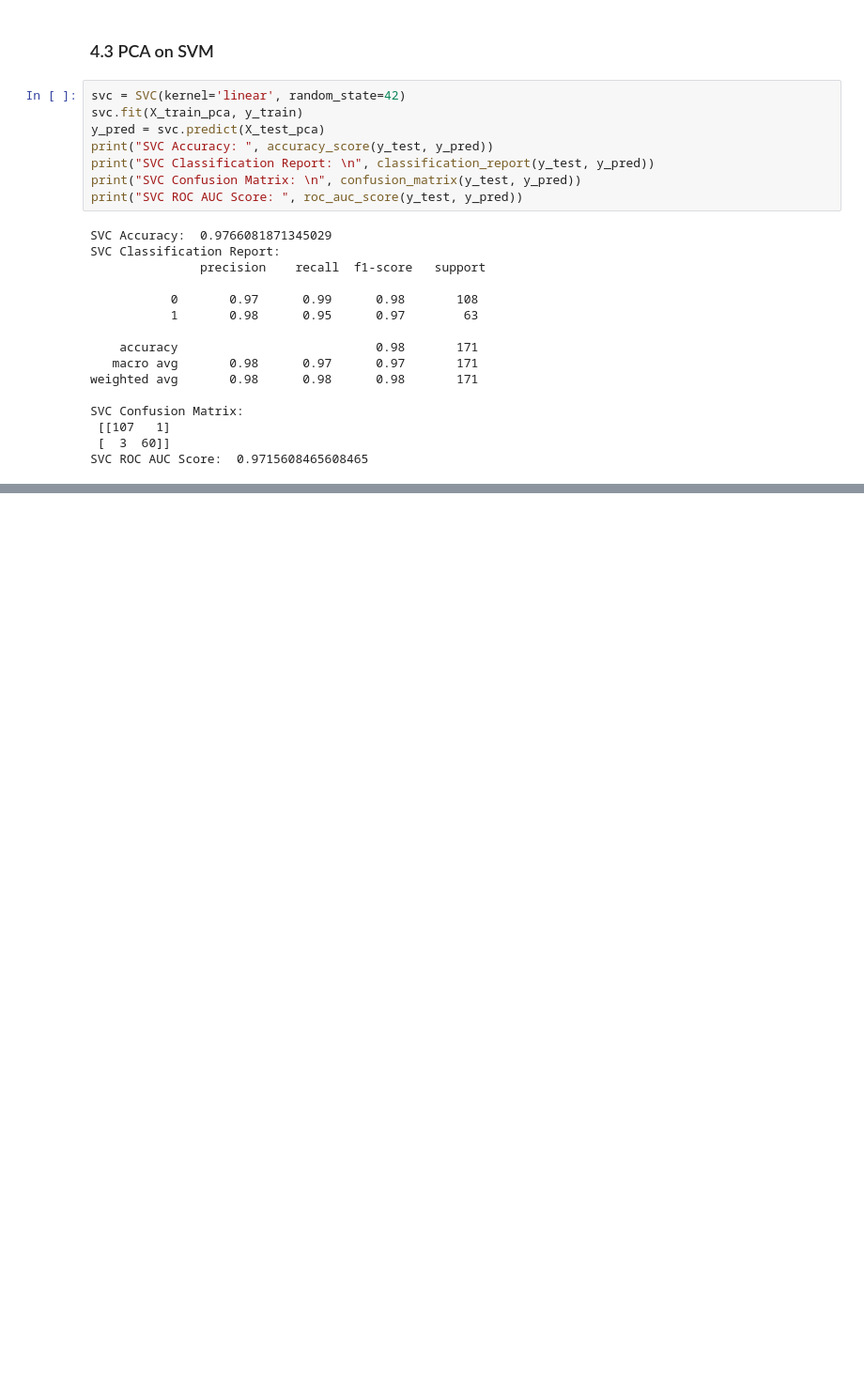
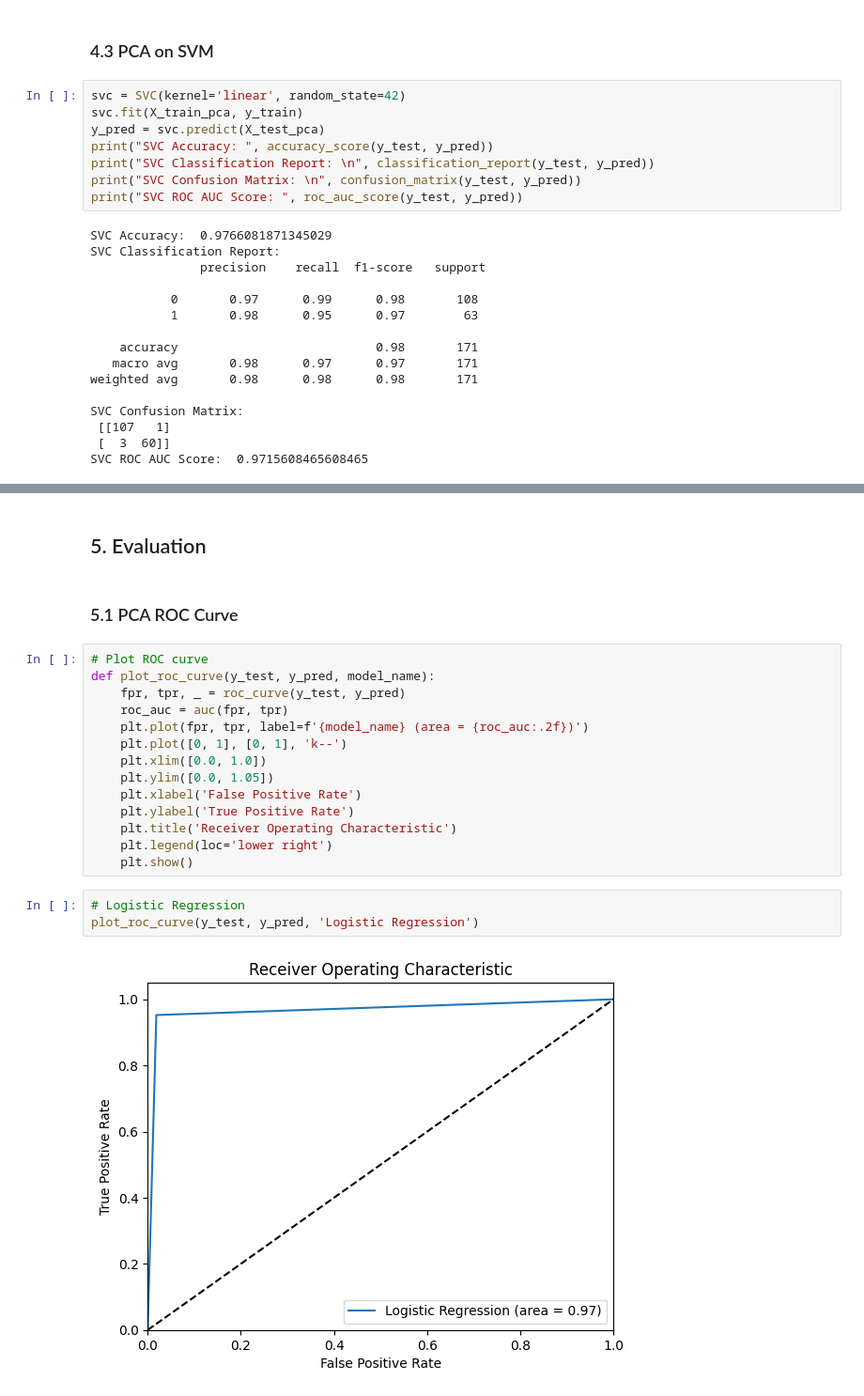
Before and after one commit to devanshis12/mlcb-bc-detection, a Jupyter notebook: bc_model.ipynb, the cells around one changed output, grey strips where cells are left out. Shown at 94% size. Saved outputs shown, nothing was run; the diff lists cells and outputs as text; blank space fills up the shorter version.

```diff
--- a/bc_model.ipynb
+++ b/bc_model.ipynb
@@ -514,0 +744,23 @@ SVC ROC AUC Score:  0.9715608465608465
+# %% [markdown]
+## 5. Evaluation
+# %% [markdown]
+### 5.1 PCA ROC Curve
+# %%
+# Plot ROC curve
+def plot_roc_curve(y_test, y_pred, model_name):
+    fpr, tpr, _ = roc_curve(y_test, y_pred)
+    roc_auc = auc(fpr, tpr)
+    plt.plot(fpr, tpr, label=f'{model_name} (area = {roc_auc:.2f})')
+    plt.plot([0, 1], [0, 1], 'k--')
+    plt.xlim([0.0, 1.0])
+    plt.ylim([0.0, 1.05])
+    plt.xlabel('False Positive Rate')
+    plt.ylabel('True Positive Rate')
+    plt.title('Receiver Operating Characteristic')
+    plt.legend(loc='lower right')
+    plt.show()
+# %%
+# Logistic Regression
+plot_roc_curve(y_test, y_pred, 'Logistic Regression')
+# %% [output]
+[figure, added]
```
Also changed, not shown: parts of 20 cells of this notebook.
